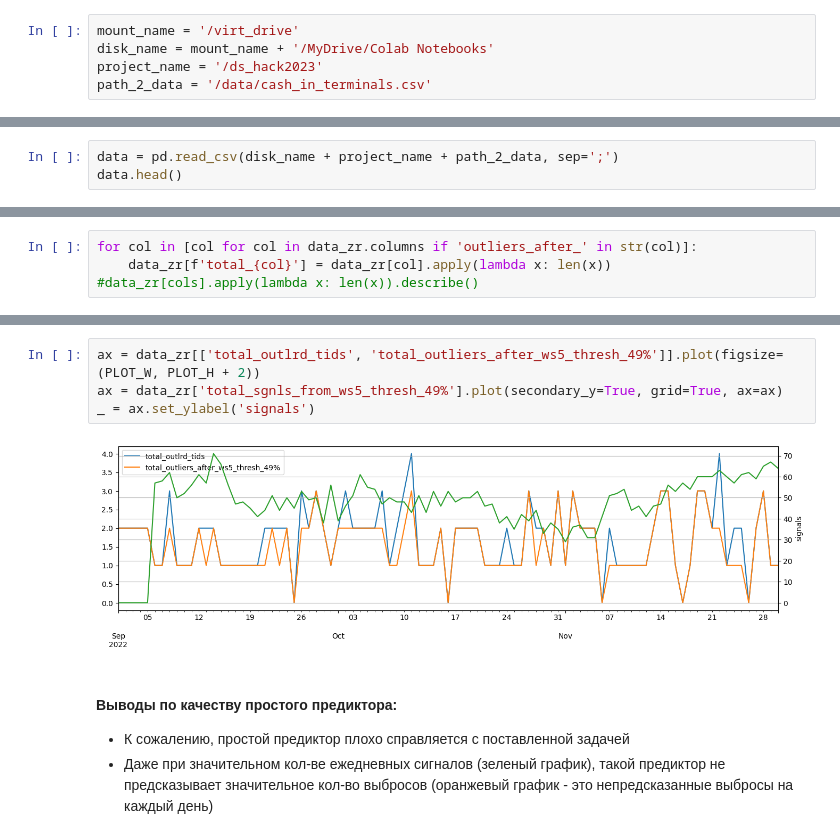
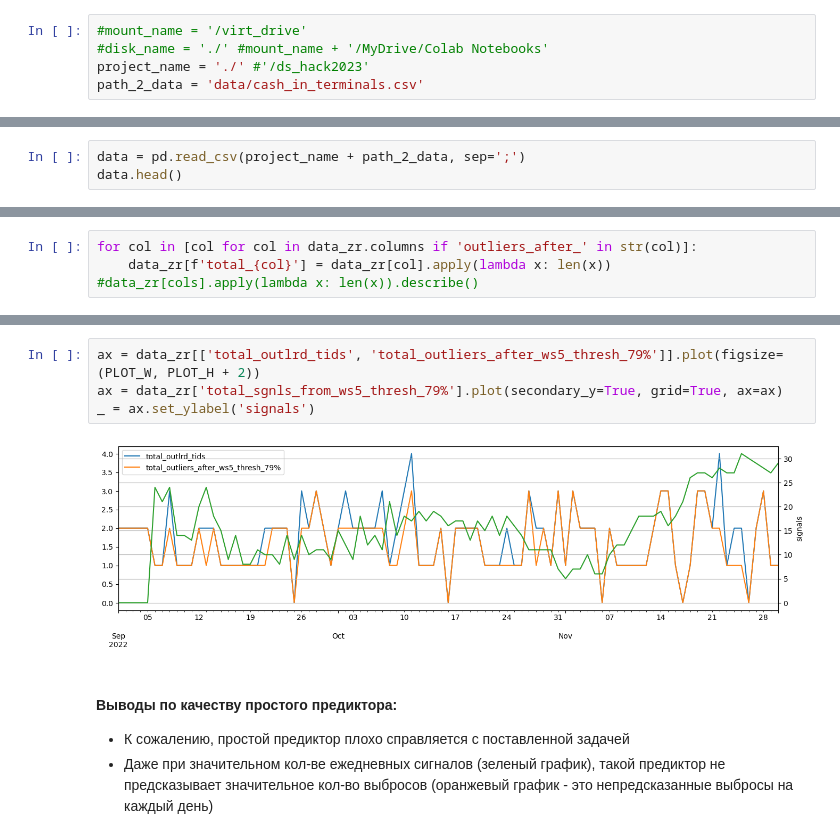
Before and after one commit to TeamLight2023/Task6, a Jupyter notebook: cash_forecast.ipynb, the cells around one changed output, grey strips where cells are left out. Cells and saved outputs as stored; diff of their text form.

```diff
--- a/cash_forecast.ipynb
+++ b/cash_forecast.ipynb
@@ -47,6 +26,6 @@ Successfully installed pmdarima-2.0.3
 # %%
-mount_name = '/virt_drive'
-disk_name = mount_name + '/MyDrive/Colab Notebooks'
-project_name = '/ds_hack2023'
-path_2_data = '/data/cash_in_terminals.csv'
+#mount_name = '/virt_drive'
+#disk_name = './' #mount_name + '/MyDrive/Colab Notebooks'
+project_name = './' #'/ds_hack2023'
+path_2_data = 'data/cash_in_terminals.csv'
 # %%
@@ -56,5 +33,5 @@ Mounted at /virt_drive
 # %%
-data = pd.read_csv(disk_name + project_name + path_2_data, sep=';')
+data = pd.read_csv(project_name + path_2_data, sep=';')
 data.head()
 # %% [output]
 |  | TID | остаток на 31.08.2022 (входящий) | 2022-09-01 00:00:00 | 2022-09-02 00:00:00 | 2022-09-03 00:00:00 | ... |
@@ -537,8 +502,8 @@ data_zr[[col for col in data_zr.columns if 'total_outliers_after_' in str(col)]]
 | total_outliers_after_ws15_thresh_79% | 91.0 | 1.670330 | 0.843998 | 0.0 | 1.0 | 2.0 | 2.0 | 4.0 |
 # %%
-ax = data_zr[['total_outlrd_tids', 'total_outliers_after_ws5_thresh_49%']].plot(figsize=(PLOT_W, PLOT_H + 2))
-ax = data_zr['total_sgnls_from_ws5_thresh_49%'].plot(secondary_y=True, grid=True, ax=ax)
+ax = data_zr[['total_outlrd_tids', 'total_outliers_after_ws5_thresh_79%']].plot(figsize=(PLOT_W, PLOT_H + 2))
+ax = data_zr['total_sgnls_from_ws5_thresh_79%'].plot(secondary_y=True, grid=True, ax=ax)
 _ = ax.set_ylabel('signals')
 # %% [output]
-[figure, old version]
+[figure, new version]
 # %% [markdown]
```
Also changed, not shown: parts of 62 cells of this notebook.
